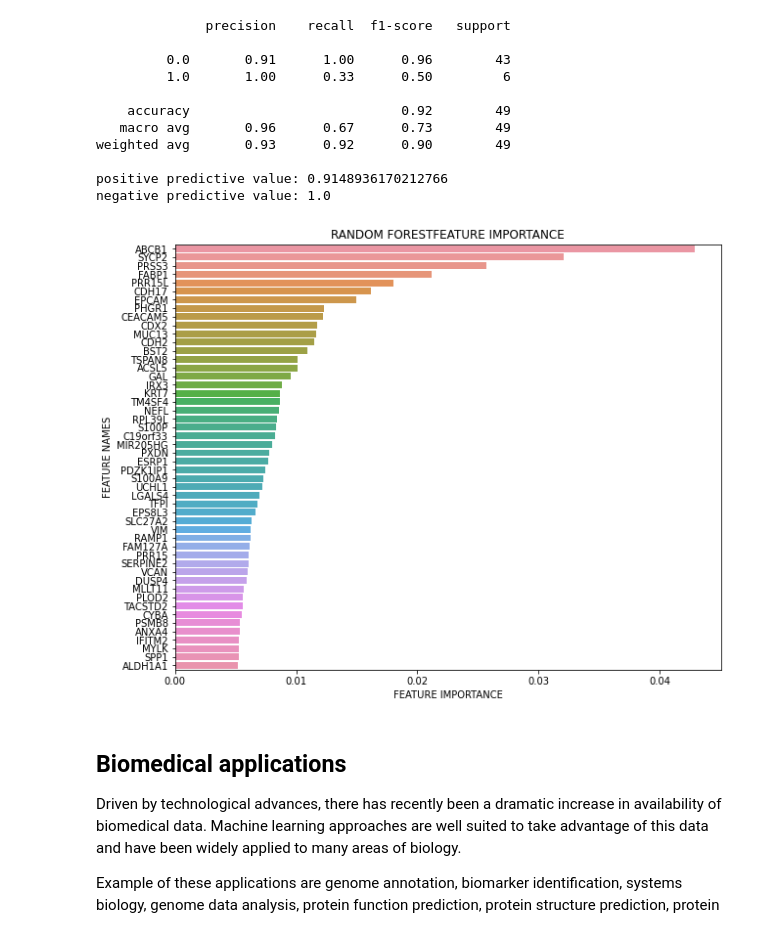
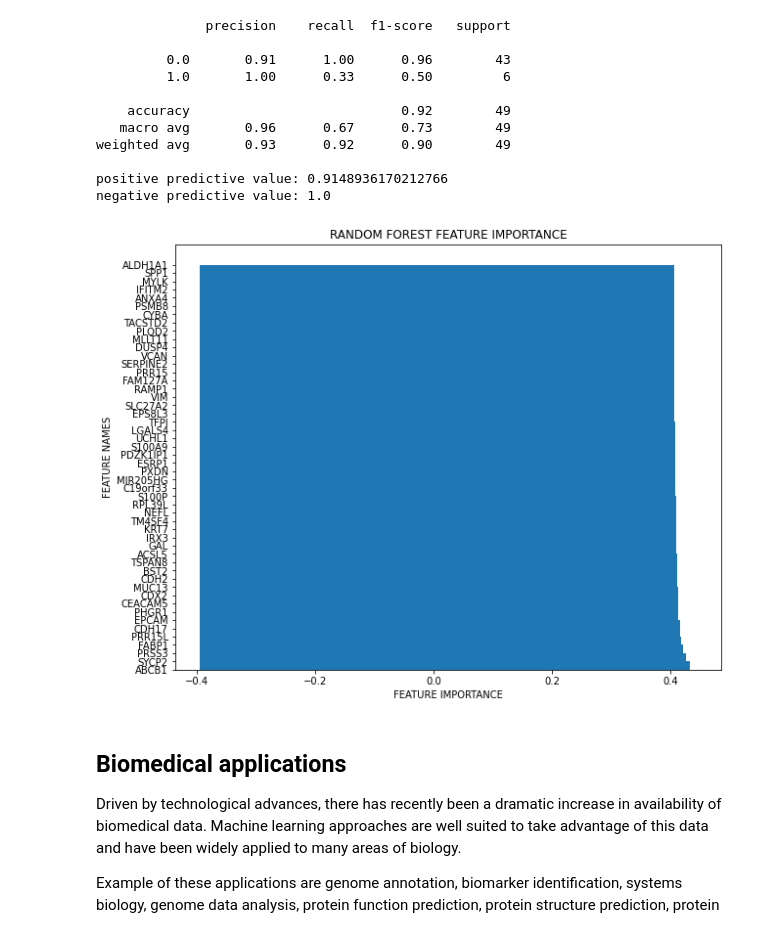
Before and after one commit to mennocromwijk/Machine_Learning, a Jupyter notebook: practicals/week_6.ipynb, the cells around one changed output. Cells and saved outputs as stored; diff of their text form; code cells hidden in the pictures.

```diff
--- a/practicals/week_6.ipynb
+++ b/practicals/week_6.ipynb
@@ -369,33 +369,31 @@ weighted avg       0.93      0.92      0.90        49
 positive predictive value: 0.9148936170212766
 negative predictive value: 1.0
 # %%
-import seaborn as sns
 def plot_feature_importance(importance,names,model_type):
 
     #Create arrays from feature importance and feature names
     feature_importance = np.array(importance)
     feature_names = np.array(names)
 
     #Create a dataframe
     data={'feature_names':feature_names,'feature_importance':feature_importance}
     fi_df = pd.DataFrame(data)
 
     #Sort the dataframe
     fi_df.sort_values(by=['feature_importance'], ascending=False,inplace=True)
     fi_df = fi_df[0:50]
 
     #Define size of bar plot
     plt.figure(figsize=(10,8))
-    #Plot Searborn bar chart
-    sns.barplot(x=fi_df['feature_importance'], y=fi_df['feature_names'])
-    #Add chart labels
-    plt.title(model_type + 'FEATURE IMPORTANCE')
+    #Plot bar chart
+    plt.bar(x=fi_df['feature_importance'], height=fi_df['feature_names'])
+    plt.title(model_type + ' FEATURE IMPORTANCE')
     plt.xlabel('FEATURE IMPORTANCE')
     plt.ylabel('FEATURE NAMES')
 
 plot_feature_importance(clf_rf.best_estimator_.feature_importances_,gene_expression.columns,'RANDOM FOREST')
 # %% [output]
-[figure, old version]
+[figure, new version]
 # %% [markdown]
 ## Biomedical applications
 
```
